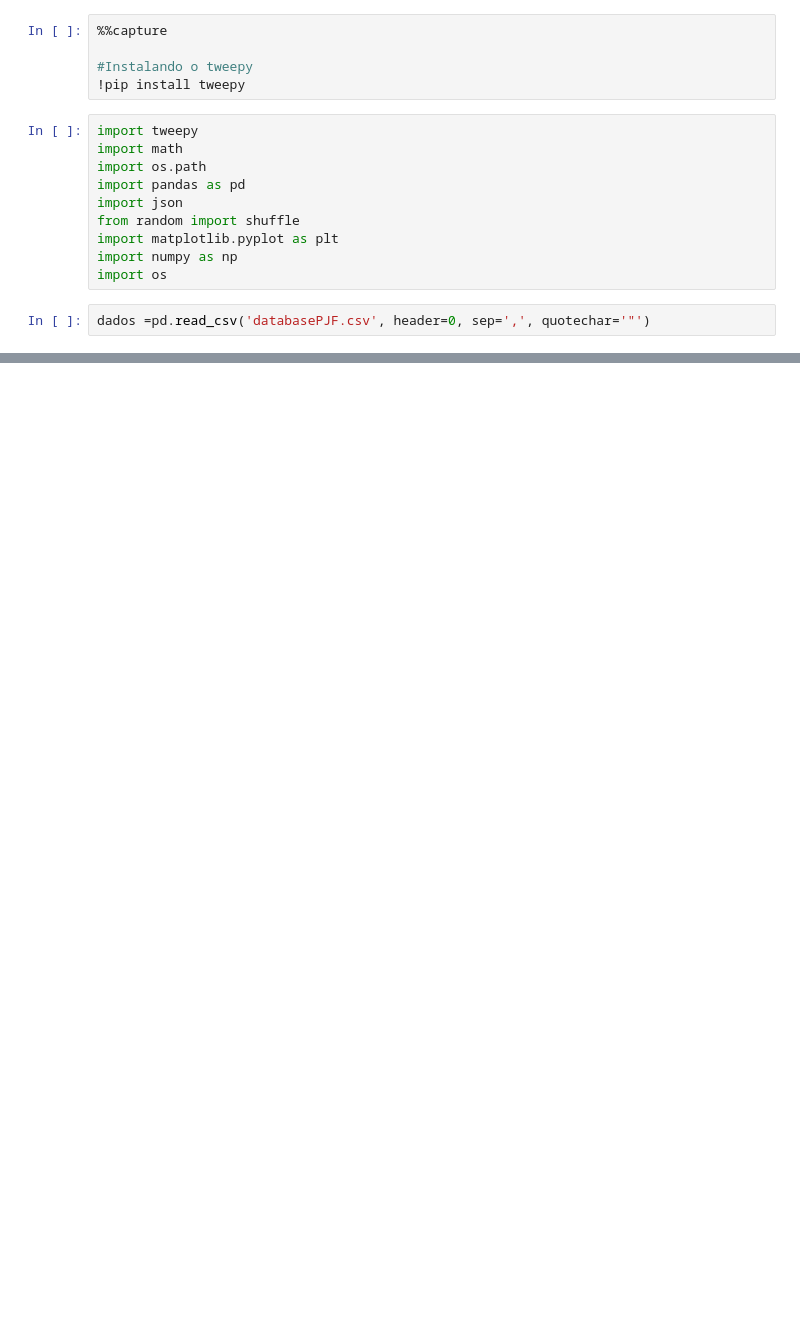
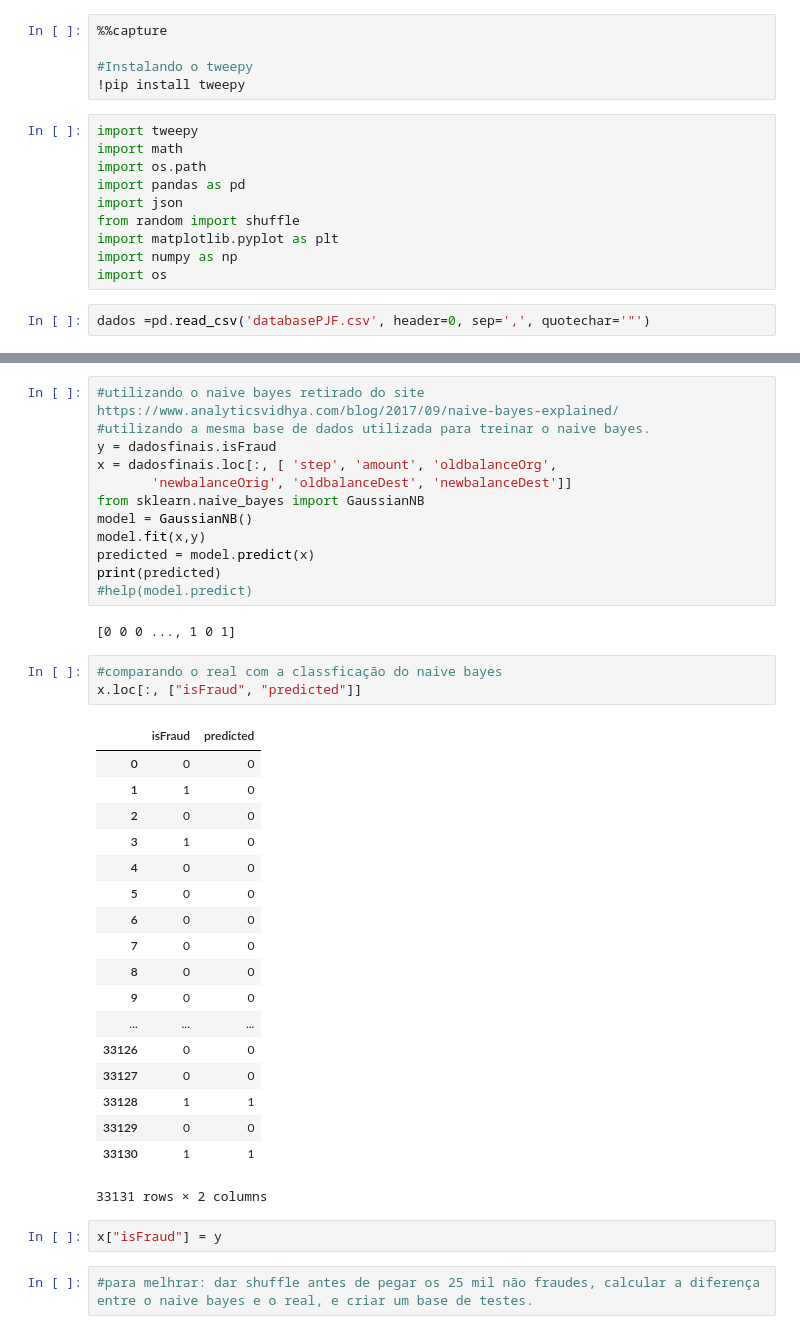
Before and after one commit to rodrigocrespo/Projeto-Final-de-CD, a Jupyter notebook: ProjetoFinal3.ipynb, the cells around one changed output, grey strips where cells are left out. Drawn from its saved outputs; the diff is of its cells as text; blank space fills up the shorter version.

```diff
--- a/ProjetoFinal3.ipynb
+++ b/ProjetoFinal3.ipynb
@@ -21,0 +74,40 @@ NameError: name 'dados' is not defined
+# %%
+#utilizando o naive bayes retirado do site https://www.analyticsvidhya.com/blog/2017/09/naive-bayes-explained/
+#utilizando a mesma base de dados utilizada para treinar o naive bayes.
+y = dadosfinais.isFraud
+x = dadosfinais.loc[:, [ 'step', 'amount', 'oldbalanceOrg',
+       'newbalanceOrig', 'oldbalanceDest', 'newbalanceDest']]
+from sklearn.naive_bayes import GaussianNB
+model = GaussianNB()
+model.fit(x,y)
+predicted = model.predict(x)
+print(predicted)
+#help(model.predict)
+# %% [output]
+[0 0 0 ..., 1 0 1]
+# %%
+#comparando o real com a classficação do naive bayes
+x.loc[:, ["isFraud", "predicted"]]
+# %% [output]
+|  | isFraud | predicted |
+| 0 | 0 | 0 |
+| 1 | 1 | 0 |
+| 2 | 0 | 0 |
+| 3 | 1 | 0 |
+| 4 | 0 | 0 |
+| 5 | 0 | 0 |
+| 6 | 0 | 0 |
+| 7 | 0 | 0 |
+| 8 | 0 | 0 |
+| 9 | 0 | 0 |
+| ... | ... | ... |
+| 33126 | 0 | 0 |
+| 33127 | 0 | 0 |
+| 33128 | 1 | 1 |
+| 33129 | 0 | 0 |
+| 33130 | 1 | 1 |
+33131 rows × 2 columns
+# %%
+x["isFraud"] = y
+# %%
+#para melhrar: dar shuffle antes de pegar os 25 mil não fraudes, calcular a diferença entre o naive bayes e o real, e criar um base de testes.
```
Also changed, not shown: parts of 3 cells of this notebook.
